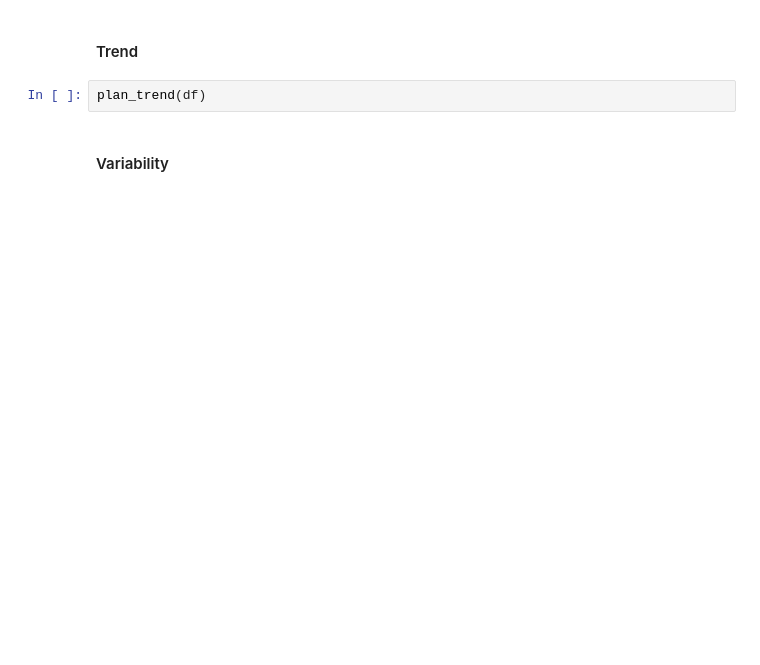
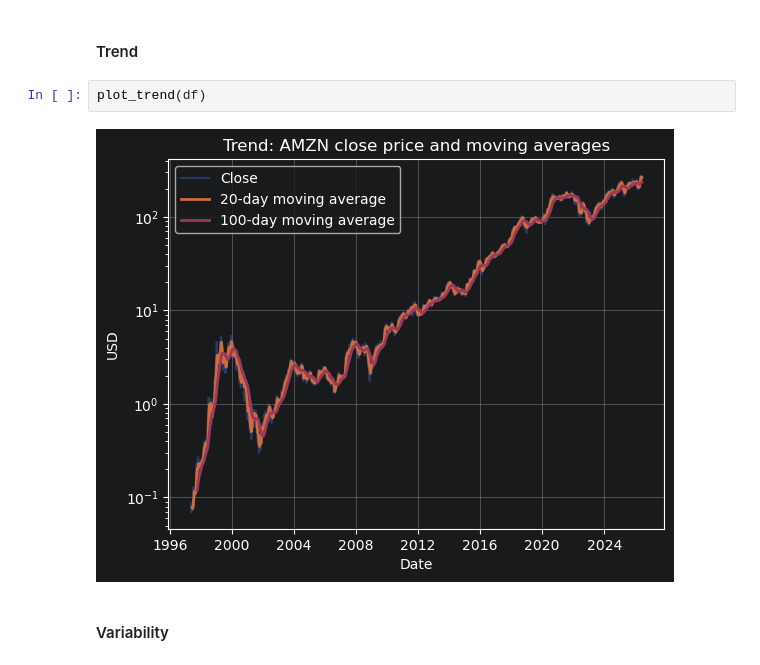
Before and after one commit to druidmentalized/MIWTutorials, a Jupyter notebook: Project5/recurrent_network.ipynb, the cells around one changed output. Saved outputs shown, nothing was run; the diff lists cells and outputs as text; blank space fills up the shorter version.

```diff
--- a/Project5/recurrent_network.ipynb
+++ b/Project5/recurrent_network.ipynb
@@ -55,7 +65,9 @@ plan_time_series(df)
 # %% [markdown]
 #### Trend
 # %%
-plan_trend(df)
+plot_trend(df)
+# %% [output]
+[figure, added]
 # %% [markdown]
 #### Variability
 # %%
```
Also changed, not shown: parts of 23 cells of this notebook, 2 other files.
